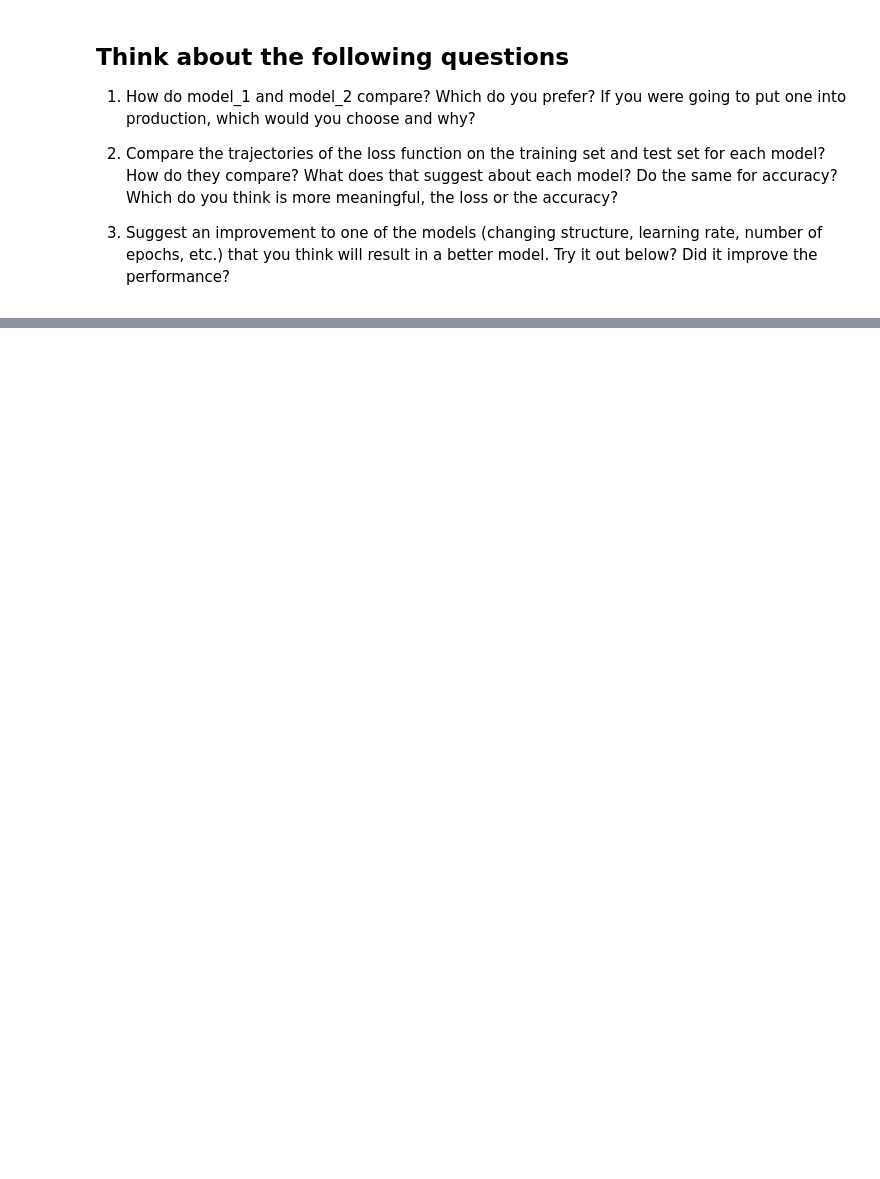
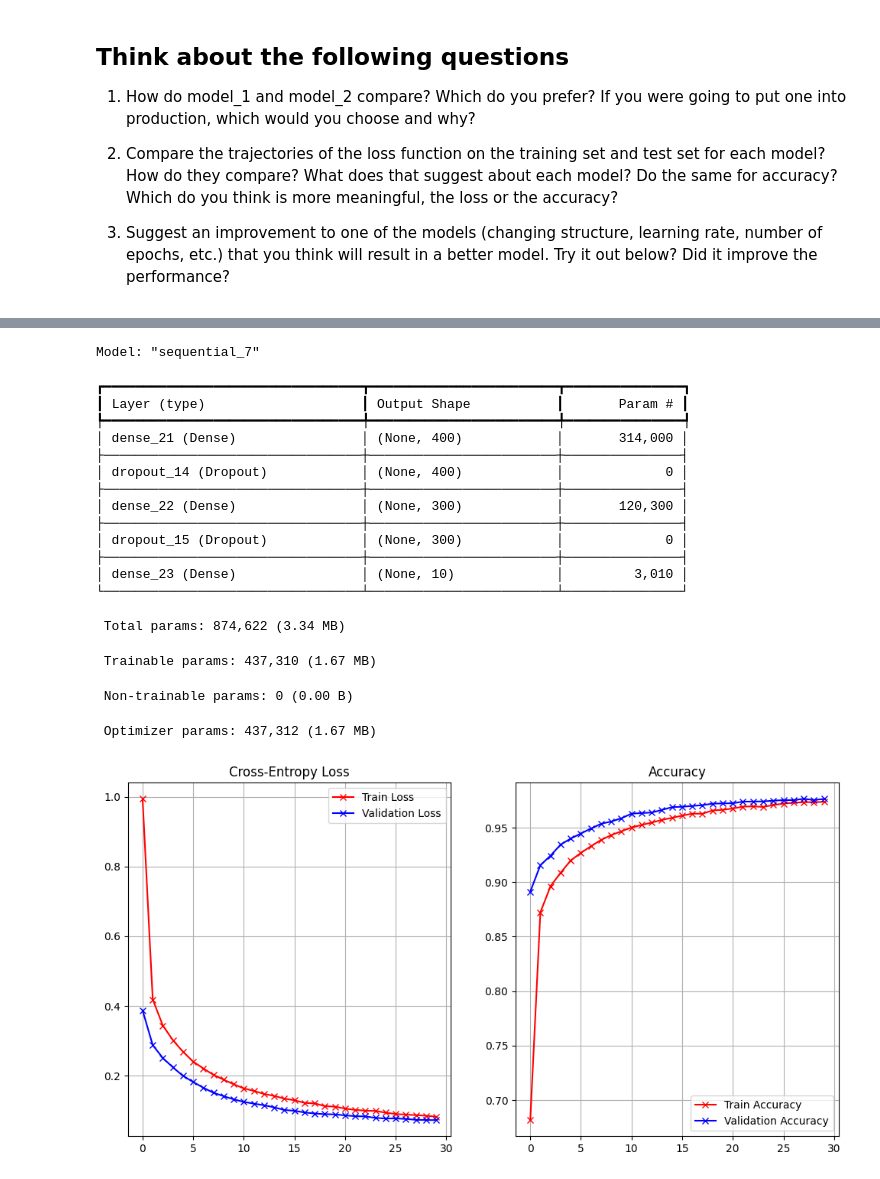
Before and after one commit to suhos-r/DL-RL-Internship, a Jupyter notebook: 02_Keras_MNIST_HW.ipynb, the cells around one changed output, grey strips where cells are left out. Saved outputs shown, nothing was run; the diff lists cells and outputs as text; code cells hidden in the pictures; blank space fills up the shorter version.

```diff
--- a/02_Keras_MNIST_HW.ipynb
+++ b/02_Keras_MNIST_HW.ipynb
@@ -283,3 +296,43 @@ plot_loss_accuracy(history)
 2) Compare the trajectories of the loss function on the training set and test set for each model?  How do they compare?  What does that suggest about each model?  Do the same for accuracy?  Which do you think is more meaningful, the loss or the accuracy?
 
 3) Suggest an improvement to one of the models (changing structure, learning rate, number of epochs, etc.) that you think will result in a better model.  Try it out below?  Did it improve the performance?
+# %%
+from keras.callbacks import EarlyStopping
+# Train the model with updated learning rate, epochs & early stop
+model_3 = Sequential()
+
+# hidden layers
+model_3.add(Dense(400, activation="sigmoid", input_shape=(784,)))
+model_3.add(Dropout(0.4))
+model_3.add(Dense(300, activation="sigmoid"))
+model_3.add(Dropout(0.4))
+
+# output layer
+model_3.add(Dense(10, activation="softmax"))
+
+learning_rate = 0.0005
+model_3.compile(
+    loss="categorical_crossentropy",
+    optimizer=RMSprop(learning_rate=learning_rate),
+    metrics=["accuracy"],
+)
+
+batch_size = 128
+epochs = 30
+
+early_stop = EarlyStopping(monitor="val_loss", patience=3, restore_best_weights=True)
+
+history = model_3.fit(
+    x_train,
+    y_train,
+    batch_size=batch_size,
+    epochs=epochs,
+    verbose=1,
+    validation_data=(x_test, y_test),
+    callbacks=[early_stop]
+)
+
+# Print model summary to see number of parameters
+model_3.summary()
+plot_loss_accuracy(history)
+# %% [output]
@@ -285,0 +356,19 @@ plot_loss_accuracy(history)
+Model: "sequential_7"
+┏━━━━━━━━━━━━━━━━━━━━━━━━━━━━━━━━━┳━━━━━━━━━━━━━━━━━━━━━━━━┳━━━━━━━━━━━━━━━┓
+┃ Layer (type)                    ┃ Output Shape           ┃       Param # ┃
+┡━━━━━━━━━━━━━━━━━━━━━━━━━━━━━━━━━╇━━━━━━━━━━━━━━━━━━━━━━━━╇━━━━━━━━━━━━━━━┩
+│ dense_21 (Dense)                │ (None, 400)            │       314,000 │
+├─────────────────────────────────┼────────────────────────┼───────────────┤
+│ dropout_14 (Dropout)            │ (None, 400)            │             0 │
+├─────────────────────────────────┼────────────────────────┼───────────────┤
+│ dense_22 (Dense)                │ (None, 300)            │       120,300 │
+├─────────────────────────────────┼────────────────────────┼───────────────┤
+│ dropout_15 (Dropout)            │ (None, 300)            │             0 │
+├─────────────────────────────────┼────────────────────────┼───────────────┤
+│ dense_23 (Dense)                │ (None, 10)             │         3,010 │
+└─────────────────────────────────┴────────────────────────┴───────────────┘
+ Total params: 874,622 (3.34 MB)
+ Trainable params: 437,310 (1.67 MB)
+ Non-trainable params: 0 (0.00 B)
+ Optimizer params: 437,312 (1.67 MB)
+[figure, added]
```
Also changed, not shown: parts of 9 cells of this notebook.
